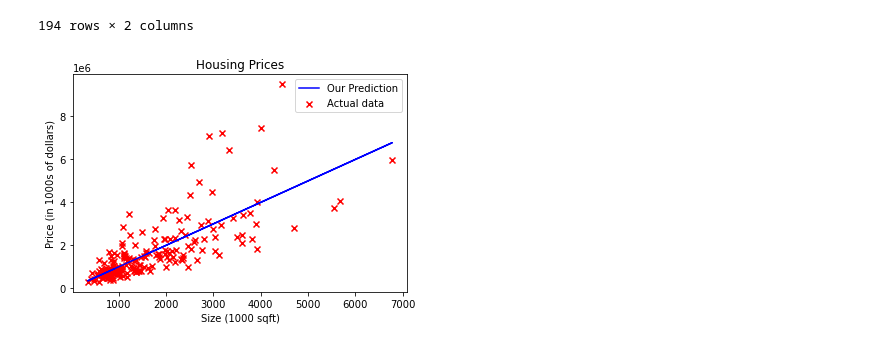
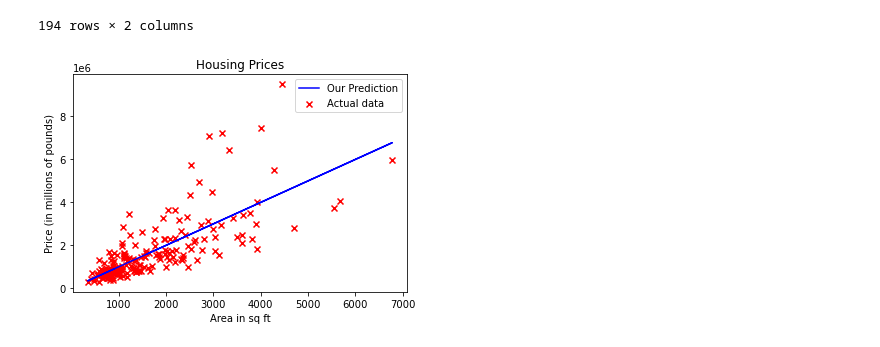
Before and after one commit to ElPatatone/Linear_Regression, a Jupyter notebook: Simple-linear-regression.ipynb, the cells around one changed output. Cells and saved outputs as stored; diff of their text form; code cells hidden in the pictures.

```diff
--- a/Simple-linear-regression.ipynb
+++ b/Simple-linear-regression.ipynb
@@ -92,22 +93,22 @@ def linear_function(x, w, b):
 
     return(f_wb)
 # %%
-tmp_f_wb = linear_function(df1['Area in sq ft'], w, b)
+linear_function = compute_linear_function(df1['Area in sq ft'], w, b)
 # %%
 # Plot our model prediction
-plt.plot(df1['Area in sq ft'], tmp_f_wb, c='b',label='Our Prediction')
+plt.plot(df1['Area in sq ft'], linear_function, c='b',label='Our Prediction')
 
 # Plot the data points
 plt.scatter(df1['Area in sq ft'], df1.Price, marker='x', color='red', label='Actual data')
 
 # Set the title
 plt.title("Housing Prices")
 # Set the y-axis label
-plt.ylabel('Price (in 1000s of dollars)')
+plt.ylabel('Price (in millions of pounds)')
 # Set the x-axis label
-plt.xlabel('Size (1000 sqft)')
+plt.xlabel('Area in sq ft')
 plt.legend()
 plt.show()
 # %% [output]
-[figure, old version]
+[figure, new version]
 # %%
```
Also changed, not shown: parts of 7 cells of this notebook.
